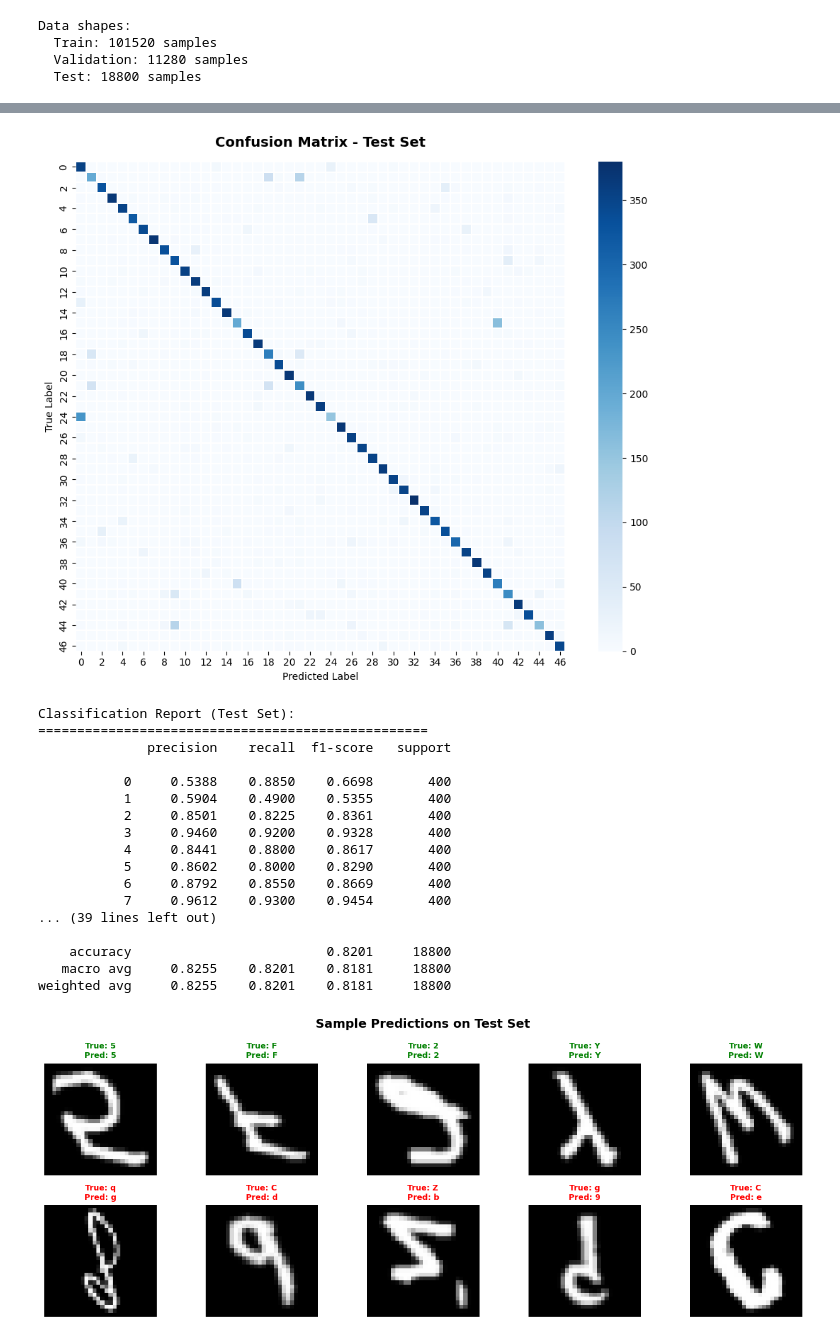
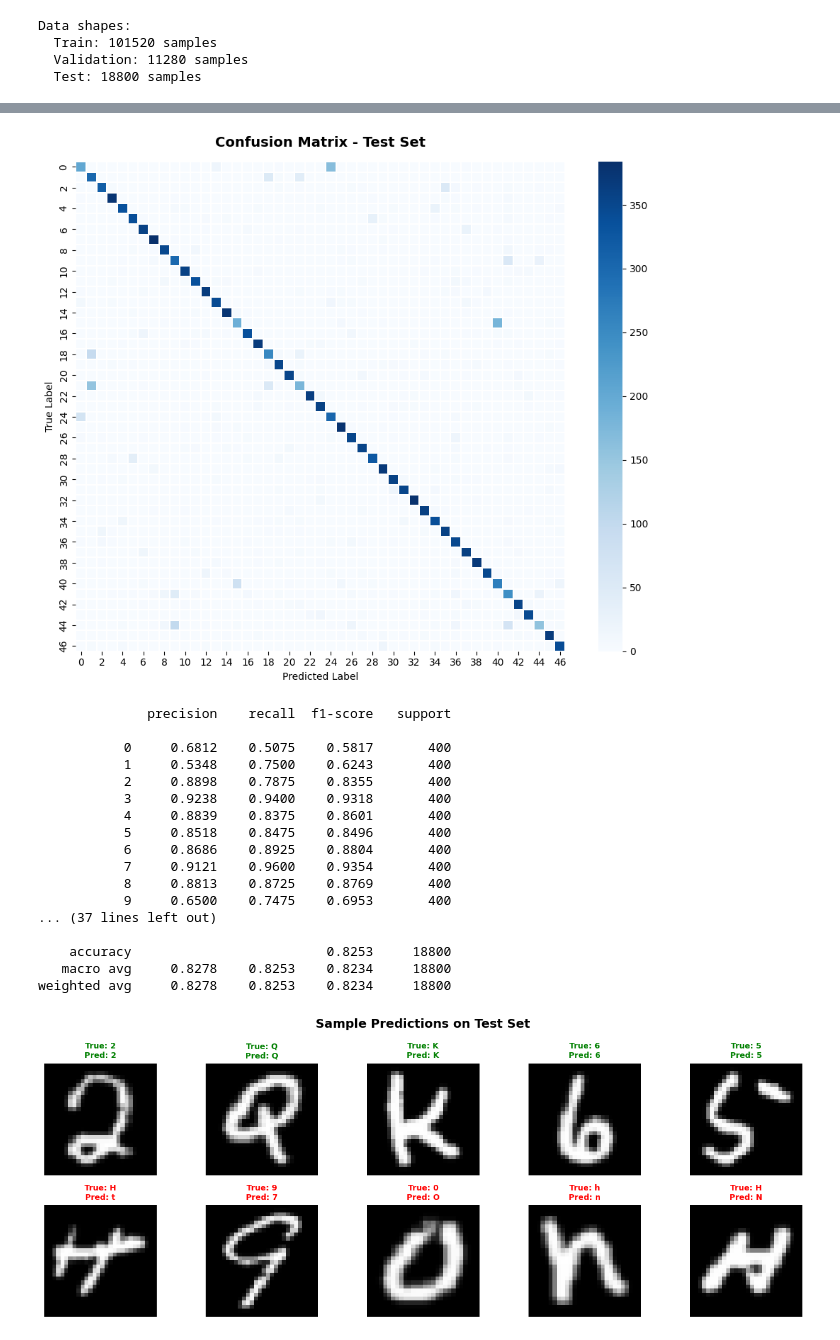
Before and after one commit to dodaonam/ScratchMLP-SingleChar, a Jupyter notebook: notebooks/evaluate_base_model.ipynb, the cells around one changed output, grey strips where cells are left out. Saved outputs shown, nothing was run; the diff lists cells and outputs as text; code cells hidden in the pictures.

```diff
--- a/notebooks/evaluate_base_model.ipynb
+++ b/notebooks/evaluate_base_model.ipynb
@@ -22,7 +22,7 @@ Data shapes:
   Validation: 11280 samples
   Test: 18800 samples
 # %%
-class_name = [
+class_names = [
     '0', '1', '2', '3', '4', '5', '6', '7', '8', '9',
     'A', 'B', 'C', 'D', 'E', 'F', 'G', 'H', 'I', 'J',
     'K', 'L', 'M', 'N', 'O', 'P', 'Q', 'R', 'S', 'T',
@@ -30,7 +30,7 @@ class_name = [
     'a', 'b', 'd', 'e', 'f', 'g', 'h', 'n', 'q', 'r', 't'
 ]
 # %%
-layer_dims = [784, 512, 256, 47]
+layer_dims = [784, 256, 47]
 mlp = MLP(layer_dims=layer_dims, init='he', lr=0.01)
 
 weights = np.load('models/mlp_weights.npz')
@@ -115,12 +110,9 @@ plt.show()
 # %%
-# Confusion Matrix for Test Set
 from sklearn.metrics import confusion_matrix, classification_report
 import seaborn as sns
 
-# Compute confusion matrix
 cm = confusion_matrix(test_true, test_preds)
 
-# Plot confusion matrix
 plt.figure(figsize=(10, 8))
 sns.heatmap(cm, annot=False, cmap='Blues', fmt='d', cbar=True,
             square=True, linewidths=0.1)
@@ -130,79 +122,66 @@ plt.ylabel('True Label', fontsize=10)
 plt.tight_layout()
 plt.show()
 
-# Print classification report
-print("Classification Report (Test Set):")
-print("="*50)
 print(classification_report(test_true, test_preds, digits=4))
 # %% [output]
-[figure, old version]
+[figure, new version]
-Classification Report (Test Set):
-==================================================
               precision    recall  f1-score   support
 
-           0     0.5388    0.8850    0.6698       400
-           1     0.5904    0.4900    0.5355       400
-           2     0.8501    0.8225    0.8361       400
-           3     0.9460    0.9200    0.9328       400
-           4     0.8441    0.8800    0.8617       400
-           5     0.8602    0.8000    0.8290       400
-           6     0.8792    0.8550    0.8669       400
-           7     0.9612    0.9300    0.9454       400
-... (39 lines left out)
+           0     0.6812    0.5075    0.5817       400
+           1     0.5348    0.7500    0.6243       400
+           2     0.8898    0.7875    0.8355       400
+           3     0.9238    0.9400    0.9318       400
+           4     0.8839    0.8375    0.8601       400
+           5     0.8518    0.8475    0.8496       400
+           6     0.8686    0.8925    0.8804       400
+           7     0.9121    0.9600    0.9354       400
+           8     0.8813    0.8725    0.8769       400
+           9     0.6500    0.7475    0.6953       400
+... (37 lines left out)
 
-    accuracy                         0.8201     18800
-   macro avg     0.8255    0.8201    0.8181     18800
-weighted avg     0.8255    0.8201    0.8181     18800
+    accuracy                         0.8253     18800
+   macro avg     0.8278    0.8253    0.8234     18800
+weighted avg     0.8278    0.8253    0.8234     18800
 # %%
-# Sample predictions visualization
-def visualize_predictions(X, predictions, true_labels, num_samples=10):
-    # Find correct and incorrect predictions
+def visualize_predictions(X, predictions, true_labels):
     correct_mask = (predictions == true_labels)
     correct_indices = np.where(correct_mask)[0]
     incorrect_indices = np.where(~correct_mask)[0]
 
-    # Sample 5 correct and 5 incorrect predictions
     correct_sample = np.random.choice(correct_indices, 5, replace=False)
     incorrect_sample = np.random.choice(incorrect_indices, 5, replace=False)
 
     fig, axes = plt.subplots(2, 5, figsize=(13, 5))
     fig.suptitle('Sample Predictions on Test Set', fontsize=14, fontweight='bold')
 
-    # Plot correct predictions (top row)
     for i, idx in enumerate(correct_sample):
-        # Reshape image back to 28x28 (EMNIST images are transposed and flipped)
         img = X[:, idx].reshape(28, 28).T
-        img = np.flip(img, axis=0)  # EMNIST specific transformation
 
         axes[0, i].imshow(img, cmap='gray')
         axes[0, i].axis('off')
 
-        pred_label = class_name[predictions[idx]]
-        true_label = class_name[true_labels[idx]]
+        pred_label = class_names[predictions[idx]]
+        true_label = class_names[true_labels[idx]]
 
         axes[0, i].set_title(f'True: {true_label}\nPred: {pred_label}',
                             color='green', fontweight='bold', fontsize=9)
 
-    # Plot incorrect predictions (bottom row)
     for i, idx in enumerate(incorrect_sample):
-        # Reshape image back to 28x28 (EMNIST images are transposed and flipped)
         img = X[:, idx].reshape(28, 28).T
-        img = np.flip(img, axis=0)  # EMNIST specific transformation
 
         axes[1, i].imshow(img, cmap='gray')
         axes[1, i].axis('off')
 
-        pred_label = class_name[predictions[idx]]
-        true_label = class_name[true_labels[idx]]
+        pred_label = class_names[predictions[idx]]
+        true_label = class_names[true_labels[idx]]
 
         axes[1, i].set_title(f'True: {true_label}\nPred: {pred_label}',
                             color='red', fontweight='bold', fontsize=9)
 
     plt.tight_layout()
     plt.show()
 
-# Visualize some test predictions
 visualize_predictions(X_test, test_preds, test_true)
 # %% [output]
-[figure, old version]
+[figure, new version]
 # %%
```
Also changed, not shown: parts of 4 cells of this notebook, 5 other files.
